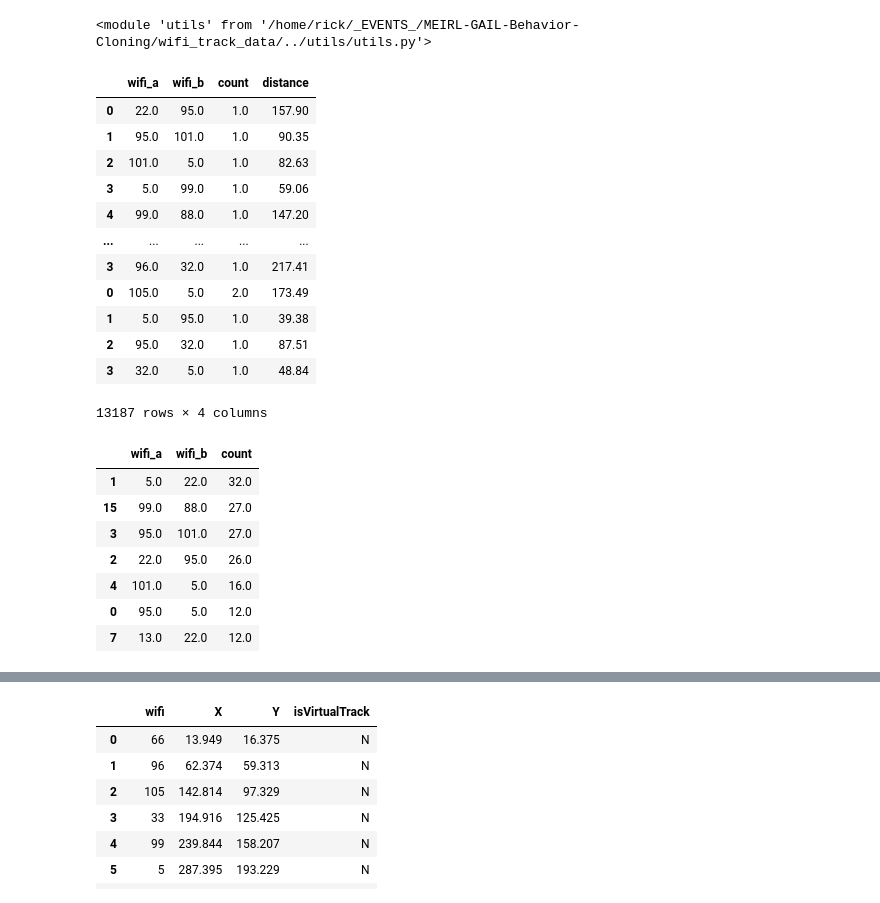
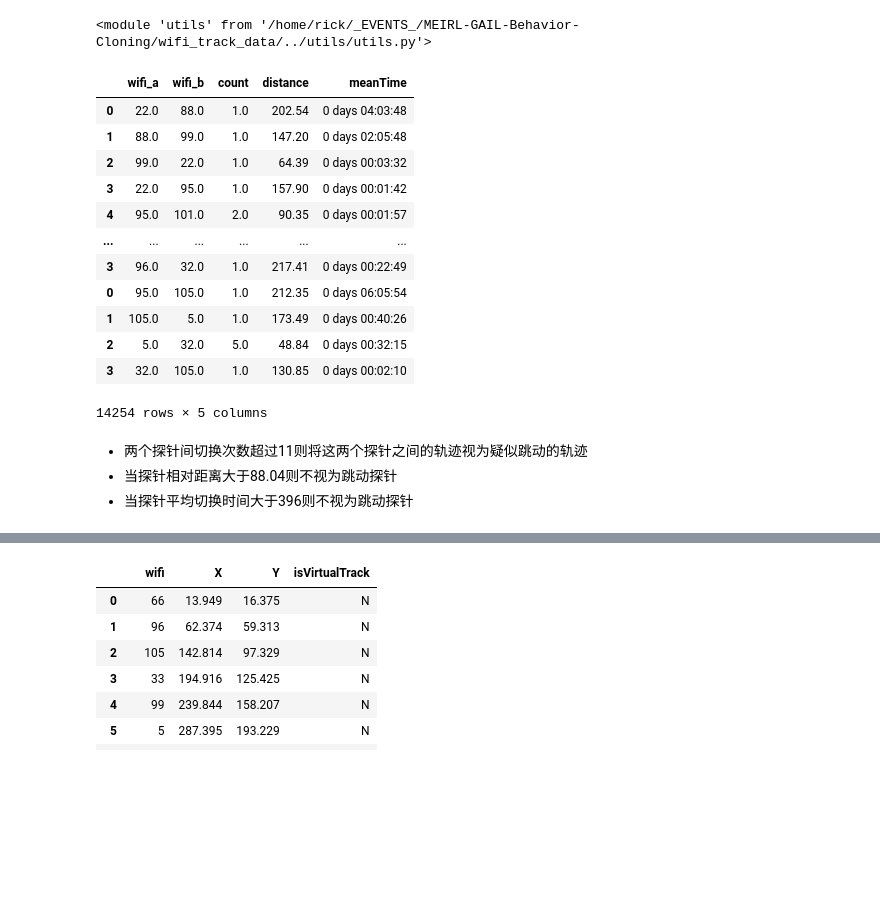
Before and after one commit to RickH-Arch/MEIRL-GAIL-Behavior-Cloning, a Jupyter notebook: wifi_track_data/wifi_track_data_clean_advanced.ipynb, the cells around one changed output, grey strips where cells are left out. Saved outputs shown, nothing was run; the diff lists cells and outputs as text; code cells hidden in the pictures; blank space fills up the shorter version.

```diff
--- a/wifi_track_data/wifi_track_data_clean_advanced.ipynb
+++ b/wifi_track_data/wifi_track_data_clean_advanced.ipynb
@@ -351,48 +351,55 @@ def GetFirstTrack(df):
         else:
             a_now = row.a
     return df[df.mark.apply(lambda x : False if x in del_list else True)]
+
+def GetDfNow(mac):
+    return df[df.m == mac].sort_values(by='t').reset_index().drop('index',axis=1)
 # %%
 reload(utils)
 # %% [output]
 <module 'utils' from '/home/rick/_EVENTS_/MEIRL-GAIL-Behavior-Cloning/wifi_track_data/../utils/utils.py'>
 # %%
-#获取每个mac的两两探针间的切换计数、探针距离
+#获取每个mac的两两探针间的切换计数、探针距离与平均切换时间，作为评估标准
 
 df_count = pd.DataFrame({'wifi_a':[],'wifi_b':[],'count':[],'distance':[],'meanTime':[]})
 for mac in tqdm(mac_list):
 #for i in range(1):
     #mac = mac_list[1]
-    df_now = df[df.m == mac]
+    df_now = GetDfNow(mac)
 
     last_track = 0
-    df_once = GetFirstTrack(df_now)
+    #df_once = GetFirstTrack(df_now)
     df_count_now = pd.DataFrame({'wifi_a':[],'wifi_b':[],'count':[],'distance':[],'meanTime':[]})
+
     #get df_count
-    for index,row in df_once.iterrows():
+    for index,row in df_now.iterrows():
         if last_track == 0:
             last_track = row.a
             continue
-
-        df_count_now = utils.AddTrackCoupleToDf(df_count_now,last_track,row.a)
-        last_track = row.a
+        if last_track !=row.a:
+            t = df_now.iloc[index].t-df_now.iloc[index - 1].t
+            df_count_now = utils.AddTrackCoupleToDf(df_count_now,last_track,row.a,t)
+            last_track = row.a
 
     #concat df_count
     df_count = pd.concat([df_count,df_count_now],axis=0)
 
+df_count.meanTime = df_count.meanTime.apply(lambda x :x.total_seconds())
+df_count.meanTime = df_count.meanTime/df_count['count']
 df_count
 # %% [output]
-|  | wifi_a | wifi_b | count | distance |
-| 0 | 22.0 | 95.0 | 1.0 | 157.90 |
-| 1 | 95.0 | 101.0 | 1.0 | 90.35 |
-| 2 | 101.0 | 5.0 | 1.0 | 82.63 |
-| 3 | 5.0 | 99.0 | 1.0 | 59.06 |
-| 4 | 99.0 | 88.0 | 1.0 | 147.20 |
-| ... | ... | ... | ... | ... |
-| 3 | 96.0 | 32.0 | 1.0 | 217.41 |
-| 0 | 105.0 | 5.0 | 2.0 | 173.49 |
-| 1 | 5.0 | 95.0 | 1.0 | 39.38 |
-| 2 | 95.0 | 32.0 | 1.0 | 87.51 |
-| 3 | 32.0 | 5.0 | 1.0 | 48.84 |
+|  | wifi_a | wifi_b | count | distance | meanTime |
+| 0 | 22.0 | 88.0 | 1.0 | 202.54 | 0 days 04:03:48 |
+| 1 | 88.0 | 99.0 | 1.0 | 147.20 | 0 days 02:05:48 |
+| 2 | 99.0 | 22.0 | 1.0 | 64.39 | 0 days 00:03:32 |
+| 3 | 22.0 | 95.0 | 1.0 | 157.90 | 0 days 00:01:42 |
+| 4 | 95.0 | 101.0 | 2.0 | 90.35 | 0 days 00:01:57 |
+| ... | ... | ... | ... | ... | ... |
+| 3 | 96.0 | 32.0 | 1.0 | 217.41 | 0 days 00:22:49 |
+| 0 | 95.0 | 105.0 | 1.0 | 212.35 | 0 days 06:05:54 |
+| 1 | 105.0 | 5.0 | 1.0 | 173.49 | 0 days 00:40:26 |
+| 2 | 5.0 | 32.0 | 5.0 | 48.84 | 0 days 00:32:15 |
+| 3 | 32.0 | 105.0 | 1.0 | 130.85 | 0 days 00:02:10 |
-13187 rows × 4 columns
+14254 rows × 5 columns
 # %%
 #上限为11，当两个探针间切换次数超过11，则将这两个探针的轨迹视为跳动轨迹
@@ -402,19 +412,12 @@ myplot.Boxes([(df_count['count'],"各mac探针切换次数计数"),
+# %% [markdown]
+- 两个探针间切换次数超过11则将这两个探针之间的轨迹视为疑似跳动的轨迹
+- 当探针相对距离大于88.04则不视为跳动探针
+- 当探针平均切换时间大于396则不视为跳动探针
 # %%
 
 mac = mac_list[10]
 df_now = df[df.m == mac]
 df_now = df_now.sort_values(by = 't')
 utils.Show3DTrack_Origin(df_now,df_wifiposNew)
-# %%
-df_count
-# %% [output]
-|  | wifi_a | wifi_b | count |
-| 1 | 5.0 | 22.0 | 32.0 |
-| 15 | 99.0 | 88.0 | 27.0 |
-| 3 | 95.0 | 101.0 | 27.0 |
-| 2 | 22.0 | 95.0 | 26.0 |
-| 4 | 101.0 | 5.0 | 16.0 |
-| 0 | 95.0 | 5.0 | 12.0 |
-| 7 | 13.0 | 22.0 | 12.0 |
 # %%
 reload(utils)
```
Also changed, not shown: parts of 3 cells of this notebook, 1 other file.
